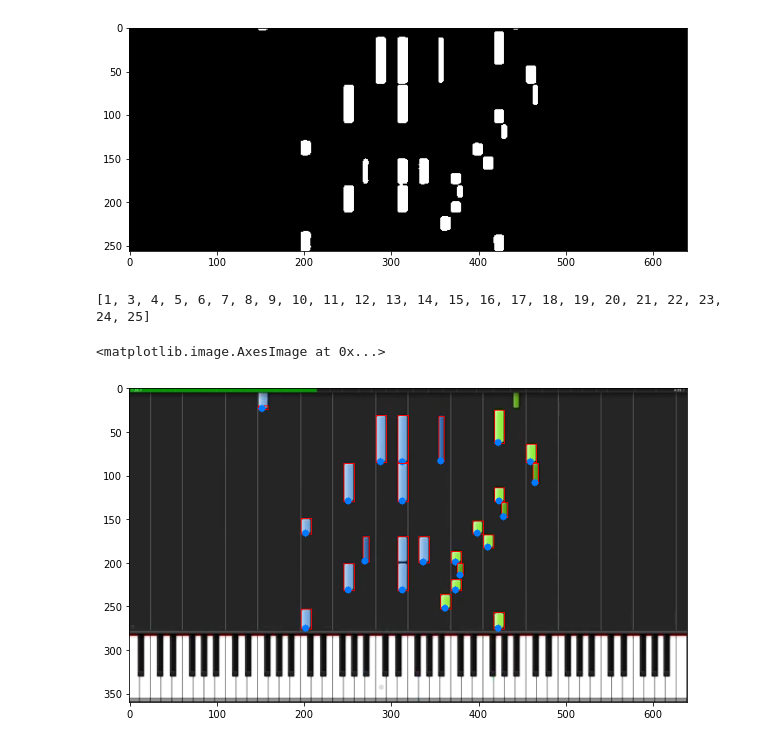
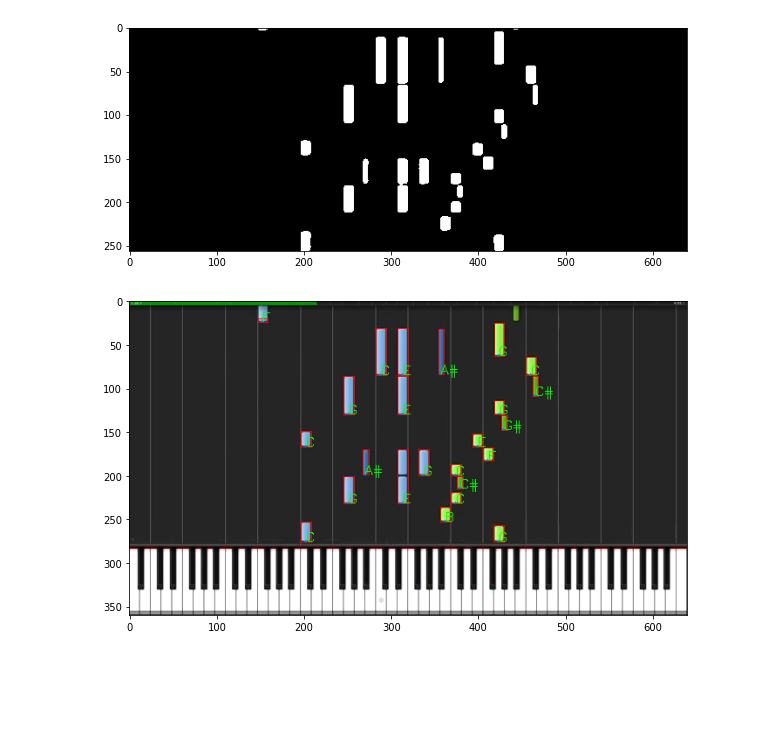
Before and after one commit to cooldecola/piano2sheet, a Jupyter notebook: src/piano2sheet.ipynb, the cells around one changed output. Saved outputs shown, nothing was run; the diff lists cells and outputs as text; code cells hidden in the pictures; blank space fills up the shorter version.

Commit message:
Fixed the key_pressed function, initial video testing

```diff
--- a/src/piano2sheet.ipynb
+++ b/src/piano2sheet.ipynb
@@ -411,8 +409,8 @@ for (centroid, note) in white_key_list:
     y = tmp.shape[0]*3//4
     lol = cv2.line(tmp,(int(centroid),0),(int(centroid),900),(0,0,255),1)
     lol = cv2.putText(tmp, note, (int(centroid), y), font, 0.5, (0,255,0), 1)
-    cv2.imshow("Label Notes", tmp)
-    cv2.waitKey(0)
+#     cv2.imshow("Label Notes", tmp)
+#     cv2.waitKey(0)
 
 cv2.destroyAllWindows()
 # %% [markdown]
@@ -451,13 +437,20 @@ print(full_key_list)
 # %%
 test_list = np.empty([len(full_key_list), 2], dtype='object')
 
-for i in range(0,len(full_key_list)):
-    if i == 0:
-        test_list[0,0] = '0'
-        test_list[0,1] = full_key_list[i,1]
-    else:
-        test_list[i,0] = (full_key_list[i,0].astype(float)+full_key_list[i-1,0].astype(float))/2
-        test_list[i,1] = full_key_list[i,1]
+for i in range(0,len(full_key_list)-1):
+    if len(full_key_list[i,1])==1 and len(full_key_list[i+1,1])>1: # White adjacent to black
+        test_list[i,0] = full_key_list[i+1,0].astype(float) - bl_key_width/2
+    elif len(full_key_list[i,1])>1: # Black key
+        test_list[i,0] = full_key_list[i,0].astype(float) + bl_key_width/2
+    else: # White key adjacent to white key
+        test_list[i,0] = (full_key_list[i,0].astype(float)+full_key_list[i+1,0].astype(float))/2
+
+    # No change to the actual note (only the distances, above)
+    test_list[i,1] = full_key_list[i,1]
+
+#For the last key, just take it to infinity
+test_list[-1,0] = np.inf
+test_list[-1,1] = full_key_list[-1,1]
 
 full_key_list = test_list
-print(full_key_list)
+# print(full_key_list)
@@ -485,7 +462,10 @@ import bisect
 def key_pressed(key_list, key_index):
     insertion_point = bisect.bisect_left(key_list[:,0].astype(float),key_index)
 
+    #Insertion outside our index, means to insert it at the end (return the last key)
     if insertion_point >= len(key_list):
         insertion_point = len(key_list)-1
-    print('You pressed the {} key.'.format(key_list[insertion_point,1]))
+#     print(insertion_point)
+#     print('You pressed the {} key.'.format(key_list[insertion_point,1]))
+    return key_list[insertion_point,1]
 # %%
@@ -555,35 +535,39 @@ final_labels = []
 note_list = [] #creating a list of all the relavent notes.
 
 
 output = img_notes_rgb.copy()
+font = cv2.FONT_HERSHEY_SIMPLEX
 
 #For loop only used for displaying
 for i in range(1, num_labels):
     x = stats[i, cv2.CC_STAT_LEFT]
     y = stats[i, cv2.CC_STAT_TOP] + 20 # We cropped out the first 20 pixels
     w = stats[i, cv2.CC_STAT_WIDTH]
     h = stats[i, cv2.CC_STAT_HEIGHT]
     area = stats[i, cv2.CC_STAT_AREA]
     (cX, cY) = centroids[i]
     cY = cY + 20 # We cropped out the first 20 pixels
     if (20 < area < np.inf): #filtering out relavent detections (the ones big enough to be black keys)
         final_labels.append(i)
         cv2.rectangle(output, (x,y), (x+w, y+h), (255,0,0),1)
         dist_to_edge = h/2 #getting the distance from centroid to bottom edge for better detection later on
-        cv2.circle(output, (int(cX), int(cY+dist_to_edge)), 4, (0,122,255), -1)
+        cv2.circle(output, (int(cX), int(cY+dist_to_edge)), 1, (0,122,255), -1)
         componentMask = (labels == i).astype("uint8") * 255
 
         note = Note(cX, cY+dist_to_edge) #creating note object and adding to list
         note_list.append(note)
+
+        note_played = key_pressed(full_key_list, note.centroid_x)
+        cv2.putText(output, note_played, (int(note.centroid_x), int(note.y_dot)), font, 0.5, (0,255,0), 1)
+
 #         display_img("Output", output)
 #         display_img("Connected Component", componentMask)
 #         cv2.waitKey(0)
 
-print(final_labels)
+# print(final_labels)
 # cv2.destroyAllWindows()
 plt.figure(figsize=(10,10))
 plt.imshow(output)
+plt.show()
 # %% [output]
-[1, 3, 4, 5, 6, 7, 8, 9, 10, 11, 12, 13, 14, 15, 16, 17, 18, 19, 20, 21, 22, 23, 24, 25]
-<matplotlib.image.AxesImage at 0x...>
-[figure, old version]
+[figure, new version]
```
Also changed, not shown: parts of 13 cells of this notebook, 1 other file.
